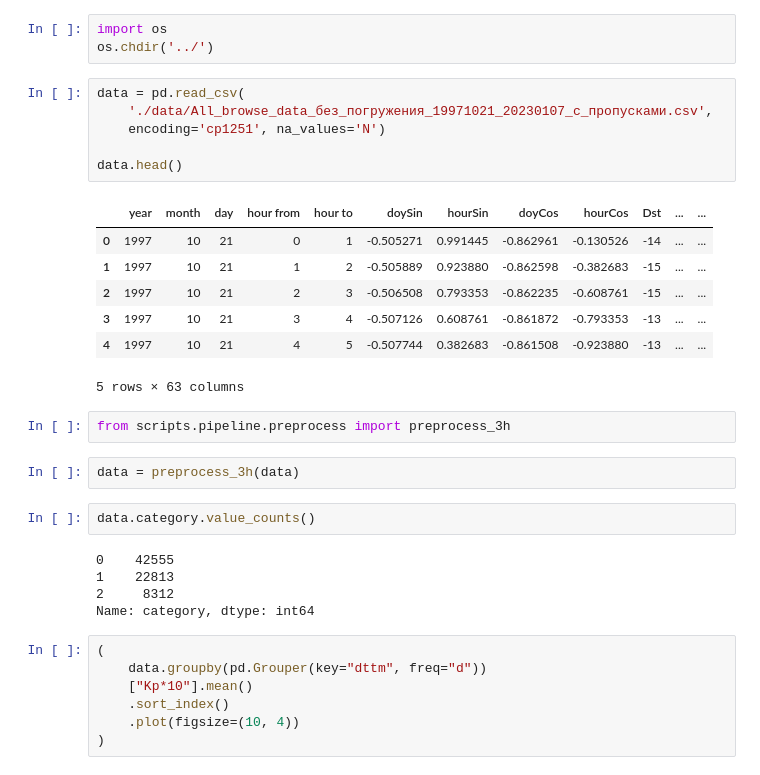
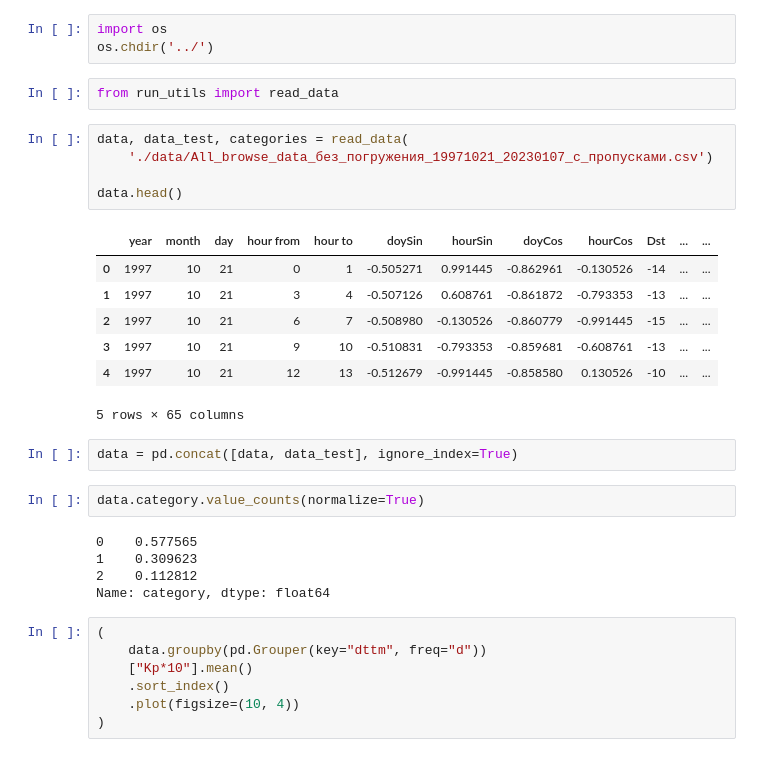
Before and after one commit to oldhroft/kp_research, a Jupyter notebook: notebooks/EDA.ipynb, the cells around one changed output. Drawn from its saved outputs; the diff is of its cells as text.

```diff
--- a/notebooks/EDA.ipynb
+++ b/notebooks/EDA.ipynb
@@ -5,31 +5,30 @@ import matplotlib.pyplot as plt
 # %%
 import os
 os.chdir('../')
+# %%
+from run_utils import read_data
 # %%
-data = pd.read_csv(
-    './data/All_browse_data_без_погружения_19971021_20230107_с_пропусками.csv',
-    encoding='cp1251', na_values='N')
+data, data_test, categories = read_data(
+    './data/All_browse_data_без_погружения_19971021_20230107_с_пропусками.csv')
 
 data.head()
 # %% [output]
 |  | year | month | day | hour from | hour to | doySin | hourSin | doyCos | hourCos | Dst | ... | ... |
 | 0 | 1997 | 10 | 21 | 0 | 1 | -0.505271 | 0.991445 | -0.862961 | -0.130526 | -14 | ... | ... |
-| 1 | 1997 | 10 | 21 | 1 | 2 | -0.505889 | 0.923880 | -0.862598 | -0.382683 | -15 | ... | ... |
-| 2 | 1997 | 10 | 21 | 2 | 3 | -0.506508 | 0.793353 | -0.862235 | -0.608761 | -15 | ... | ... |
-| 3 | 1997 | 10 | 21 | 3 | 4 | -0.507126 | 0.608761 | -0.861872 | -0.793353 | -13 | ... | ... |
-| 4 | 1997 | 10 | 21 | 4 | 5 | -0.507744 | 0.382683 | -0.861508 | -0.923880 | -13 | ... | ... |
+| 1 | 1997 | 10 | 21 | 3 | 4 | -0.507126 | 0.608761 | -0.861872 | -0.793353 | -13 | ... | ... |
+| 2 | 1997 | 10 | 21 | 6 | 7 | -0.508980 | -0.130526 | -0.860779 | -0.991445 | -15 | ... | ... |
+| 3 | 1997 | 10 | 21 | 9 | 10 | -0.510831 | -0.793353 | -0.859681 | -0.608761 | -13 | ... | ... |
+| 4 | 1997 | 10 | 21 | 12 | 13 | -0.512679 | -0.991445 | -0.858580 | 0.130526 | -10 | ... | ... |
-5 rows × 63 columns
+5 rows × 65 columns
-# %%
-from scripts.pipeline.preprocess import preprocess_3h
-# %%
-data = preprocess_3h(data)
+# %%
+data = pd.concat([data, data_test], ignore_index=True)
 # %%
-data.category.value_counts()
+data.category.value_counts(normalize=True)
 # %% [output]
-0    42555
-1    22813
-2     8312
-Name: category, dtype: int64
+0    0.577565
+1    0.309623
+2    0.112812
+Name: category, dtype: float64
 # %%
 (
     data.groupby(pd.Grouper(key="dttm", freq="d"))
```
Also changed, not shown: parts of 4 cells of this notebook, 2 other files.
